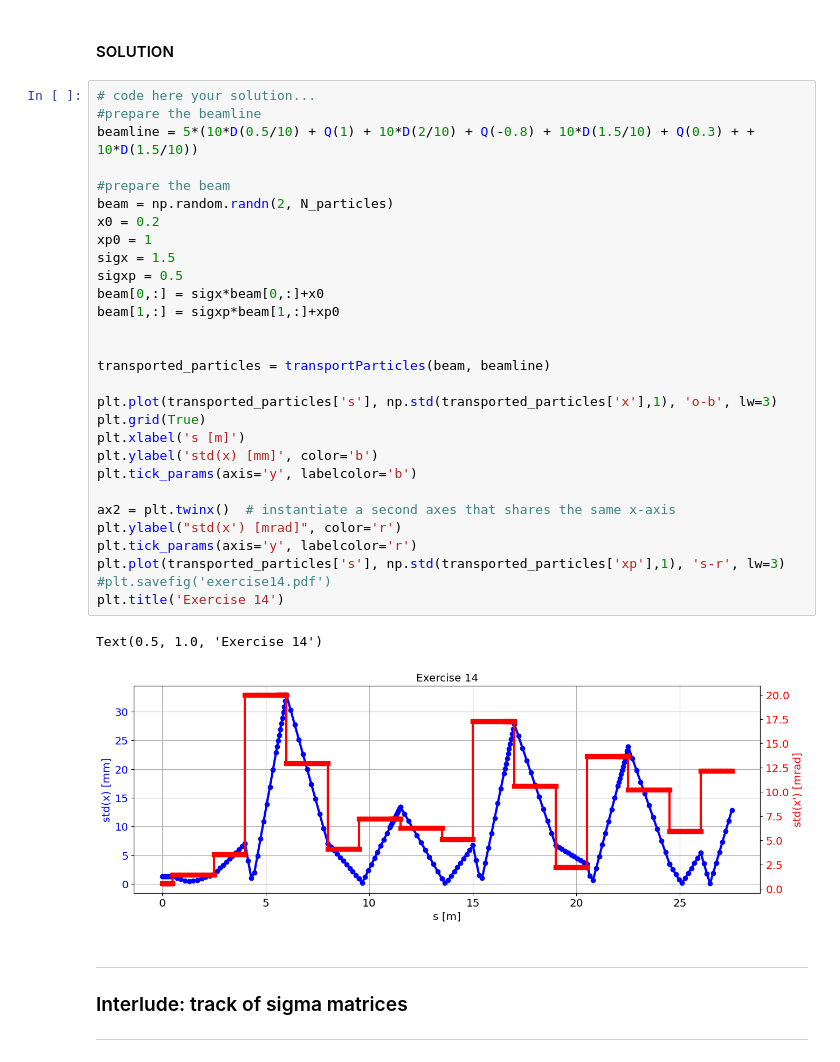
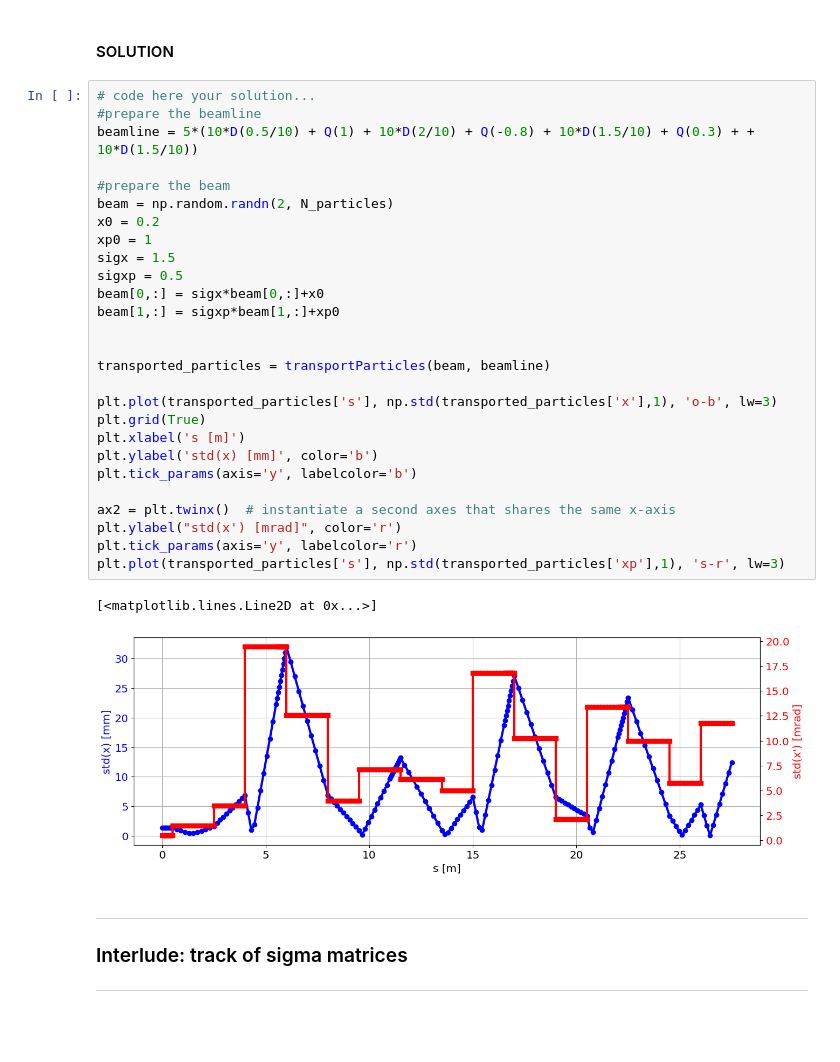
Before and after one commit to cerncas/hands-on-lattice-exercises, a Jupyter notebook: 02_Multi_Particles_solutions.ipynb, the cells around one changed output. Cells and saved outputs as stored; diff of their text form; blank space fills up the shorter version.

```diff
--- a/02_Multi_Particles_solutions.ipynb
+++ b/02_Multi_Particles_solutions.ipynb
@@ -182,35 +134,33 @@ You can compute the standard deviation of **each raw** of a NxM 2D array as `np.
 # %%
 # code here your solution...
 #prepare the beamline
 beamline = 5*(10*D(0.5/10) + Q(1) + 10*D(2/10) + Q(-0.8) + 10*D(1.5/10) + Q(0.3) + + 10*D(1.5/10))
 
 #prepare the beam
 beam = np.random.randn(2, N_particles)
 x0 = 0.2
 xp0 = 1
 sigx = 1.5
 sigxp = 0.5
 beam[0,:] = sigx*beam[0,:]+x0
 beam[1,:] = sigxp*beam[1,:]+xp0
 
 
 transported_particles = transportParticles(beam, beamline)
 
 plt.plot(transported_particles['s'], np.std(transported_particles['x'],1), 'o-b', lw=3)
 plt.grid(True)
 plt.xlabel('s [m]')
 plt.ylabel('std(x) [mm]', color='b')
 plt.tick_params(axis='y', labelcolor='b')
 
 ax2 = plt.twinx()  # instantiate a second axes that shares the same x-axis
 plt.ylabel("std(x') [mrad]", color='r')
 plt.tick_params(axis='y', labelcolor='r')
 plt.plot(transported_particles['s'], np.std(transported_particles['xp'],1), 's-r', lw=3)
-#plt.savefig('exercise14.pdf')
-plt.title('Exercise 14')
 # %% [output]
-Text(0.5, 1.0, 'Exercise 14')
+[<matplotlib.lines.Line2D at 0x...>]
-[figure, old version]
+[figure, new version]
 # %% [markdown]
 ---
 
```
Also changed, not shown: parts of 17 cells of this notebook, 10 other files.
